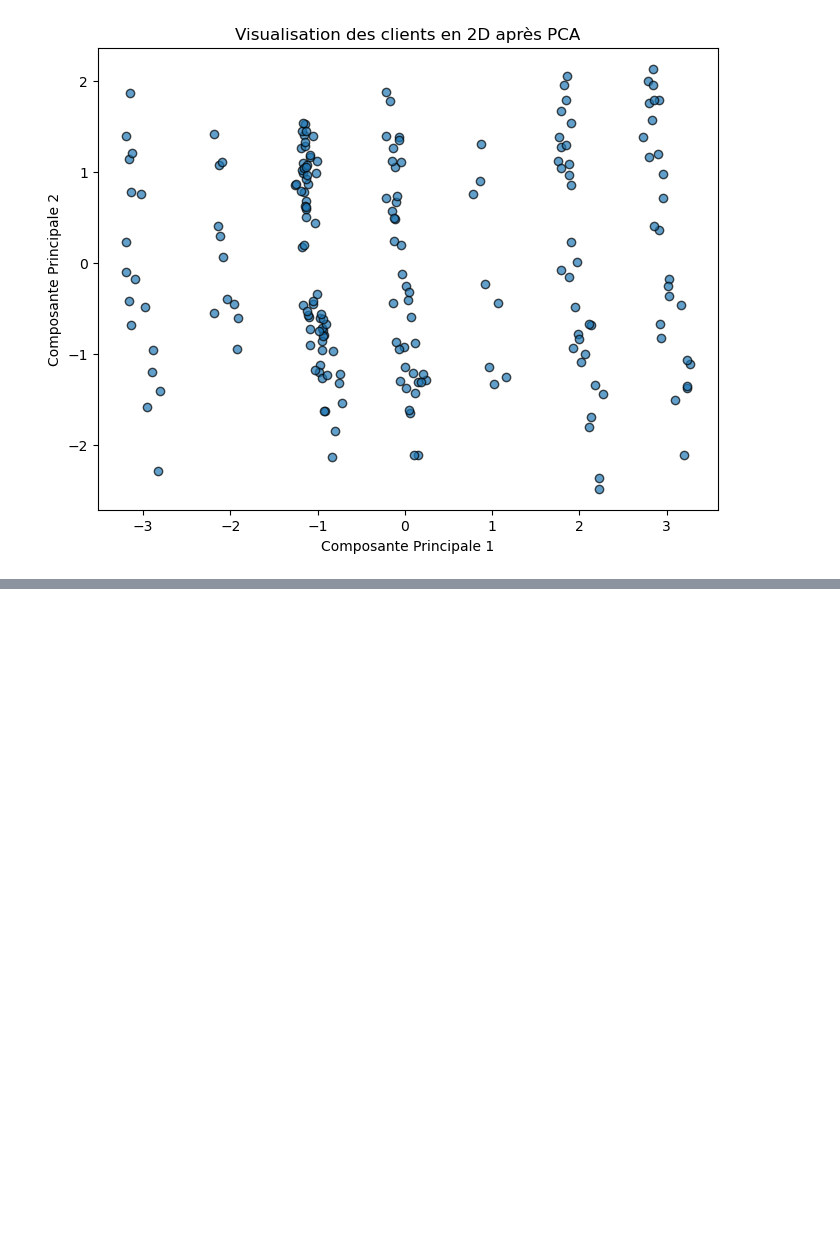
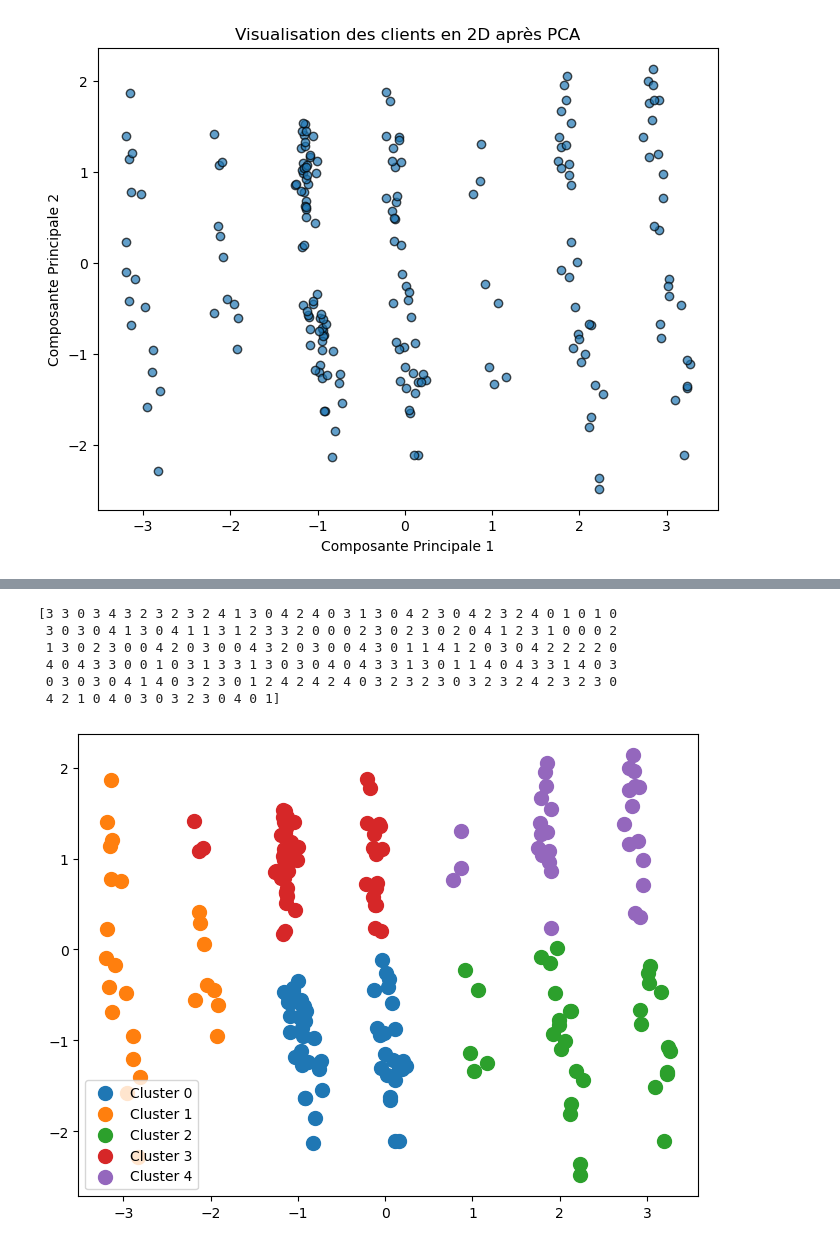
Before and after one commit to kalil-236/parcours-machine-learning, a Jupyter notebook: mall_customer.ipynb, the cells around one changed output, grey strips where cells are left out. Cells and saved outputs as stored; diff of their text form; code cells hidden in the pictures; blank space fills up the shorter version.

```diff
--- a/mall_customer.ipynb
+++ b/mall_customer.ipynb
@@ -118,0 +134,36 @@ Text(0, 0.5, 'Composante Principale 2')
+# %%
+model = KMeans(n_clusters=5, init='k-means++', n_init=100, max_iter=1000)
+km_cluster = model.fit_predict(x_2d)
+print(km_cluster)
+# %% [output]
+[3 3 0 3 4 3 2 3 2 3 2 4 1 3 0 4 2 4 0 3 1 3 0 4 2 3 0 4 2 3 2 4 0 1 0 1 0
+ 3 0 3 0 4 1 3 0 4 1 1 3 1 2 3 3 2 0 0 0 2 3 0 2 3 0 2 0 4 1 2 3 1 0 0 0 2
+ 1 3 0 2 3 0 0 4 2 0 3 0 0 4 3 2 0 3 0 0 4 3 0 1 1 4 1 2 0 3 0 4 2 2 2 2 0
+ 4 0 4 3 3 0 0 1 0 3 1 3 3 1 3 0 3 0 4 0 4 3 3 1 3 0 1 1 4 0 4 3 3 1 4 0 3
+ 0 3 0 3 0 4 1 4 0 3 2 3 0 1 2 4 2 4 2 4 0 3 2 3 2 3 0 3 2 3 2 4 2 3 2 3 0
+ 4 2 1 0 4 0 3 0 3 2 3 0 4 0 1]
+# %%
+'''def plot_clusters(samples, clusters):
+    col_dic = {0:'blue', 1:'green', 2: 'red', 3: 'orange', 4: 'black', 5: 'yellow'}
+    mrk_dic = {0:'*', 1:'x', 2:'+', 3:'s', 4:'d', 5:'o'}
+    colors = [col_dic[x] for x in clusters]
+    markers = [mrk_dic[x] for x in clusters]
+    for i in range (len(clusters)):
+        plt.scatter(samples[i, 0], samples[i, 1], color = colors[i], marker=markers[i], s=100)
+        plt.xlabel('Dimension 1')
+        plt.ylabel('Dimension 2')
+        plt.title('Assignments')
+plot_clusters(x_2d, km_cluster)'''
+
+def plot_clusters_fast(samples, clusters):
+    plt.figure(figsize=(8, 6))
+    for cluster_id in range(5):
+        # On sélectionne uniquement les points appartenant au cluster actuel
+        points = samples[clusters == cluster_id]
+        plt.scatter(points[:, 0], points[:, 1], s=100, label=f'Cluster {cluster_id}')
+
+    plt.legend()
+
+plot_clusters_fast(x_2d, km_cluster)
+# %% [output]
+[figure, added]
```
Also changed, not shown: parts of 2 cells of this notebook.
